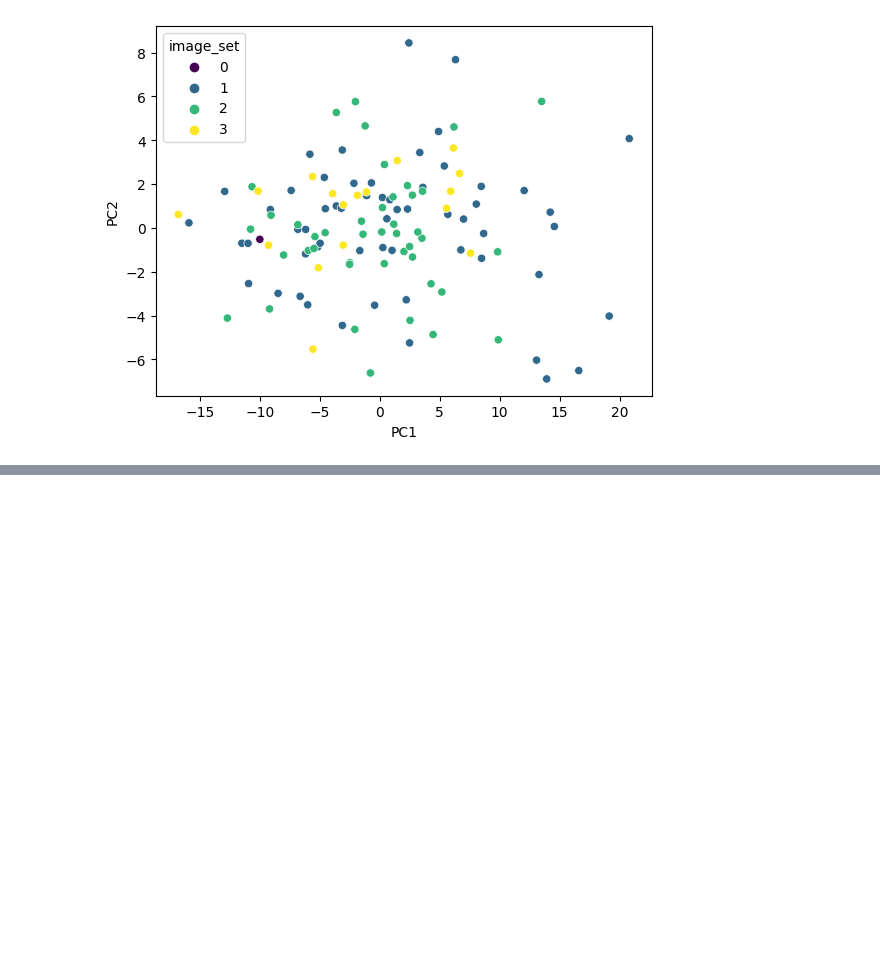
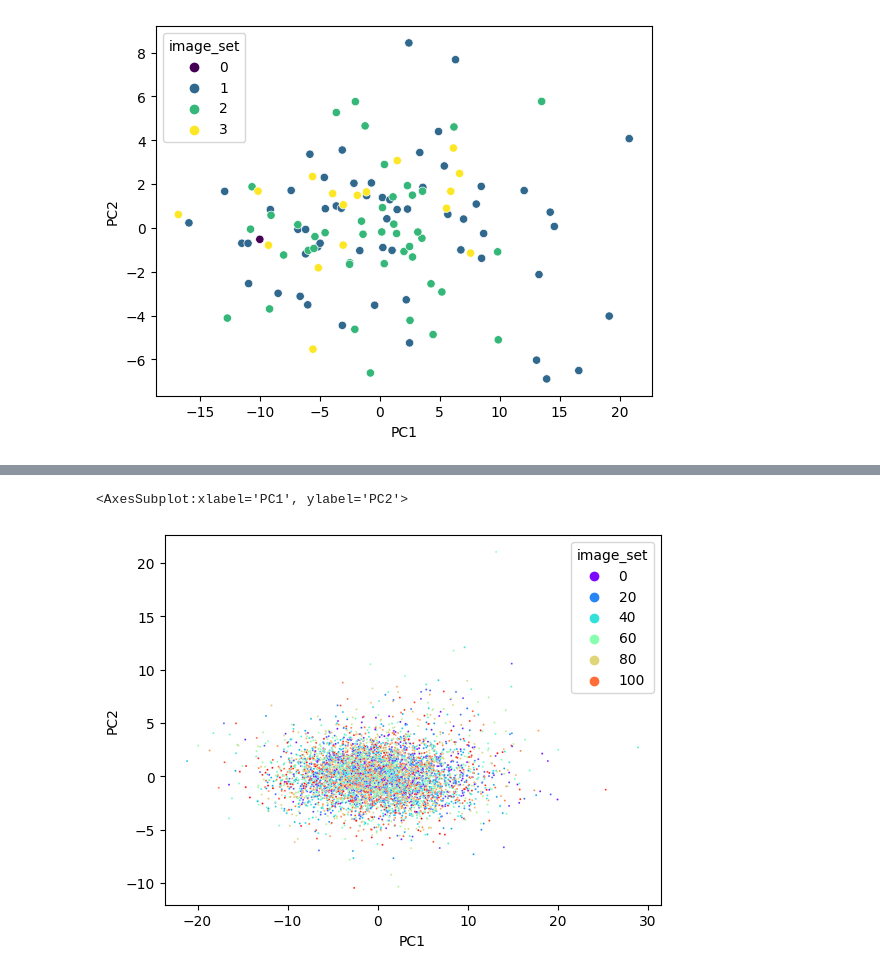
Before and after one commit to valtot/Explore_AllenBrainObservatory, a Jupyter notebook: NaturalImages.ipynb, the cells around one changed output, grey strips where cells are left out. Cells and saved outputs as stored; diff of their text form; code cells hidden in the pictures; blank space fills up the shorter version.

```diff
--- a/NaturalImages.ipynb
+++ b/NaturalImages.ipynb
@@ -351,0 +167,12 @@ ValueError: arrays must all be same length
+# %%
+resp_tot = a.mean_sweep_response
+
+pca = PCA(n_components=2)
+X = zscore(resp_tot.values, axis = 0)
+emb2 = pca.fit_transform(X)
+
+emb2_df = pd.DataFrame({'PC1':emb2[:,0], 'PC2':emb2[:,1], 'image_set':stim_table['frame'].values})
+sns.scatterplot(x = 'PC1', y = 'PC2', hue='image_set',data = emb2_df, s = 2, palette='rainbow')
+# %% [output]
+<AxesSubplot:xlabel='PC1', ylabel='PC2'>
+[figure, added]
```
Also changed, not shown: parts of 59 cells of this notebook, 2 other files.
